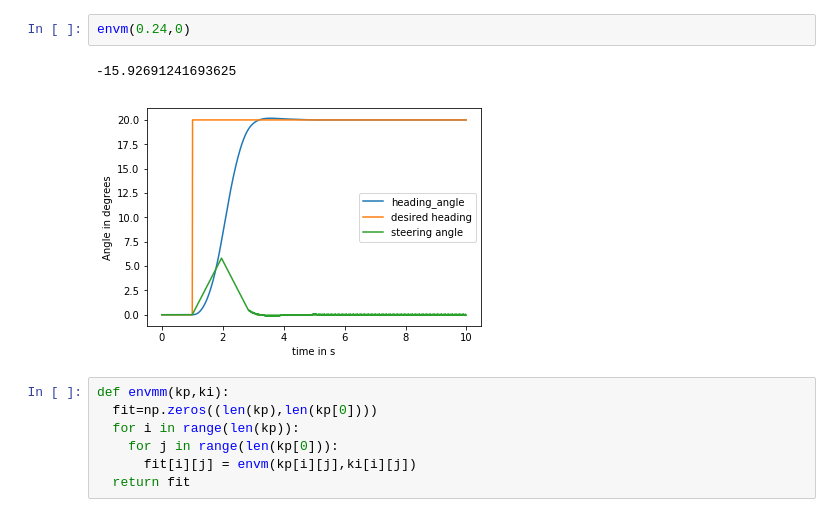
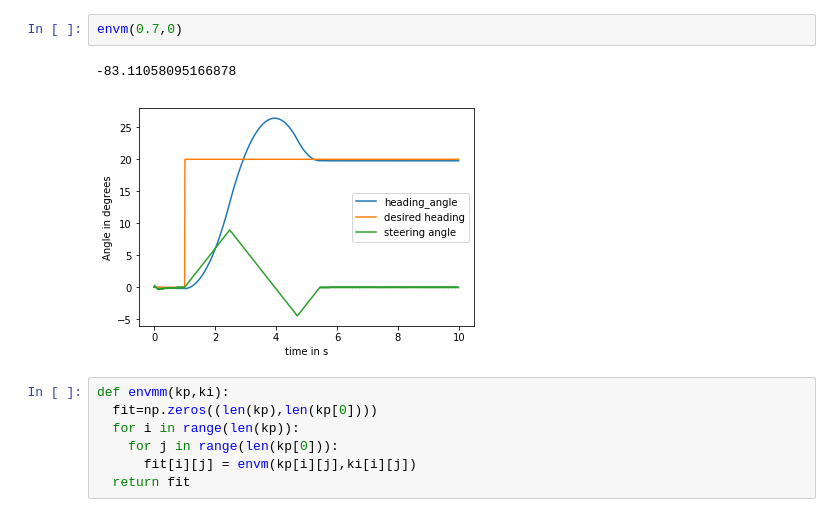
Before and after one commit to murtazav/Model_predictive_control, a Jupyter notebook: visualize.ipynb, the cells around one changed output. Saved outputs shown, nothing was run; the diff lists cells and outputs as text.

```diff
--- a/visualize.ipynb
+++ b/visualize.ipynb
@@ -170,8 +332,8 @@ def envm(kp, ki):
 # %%
-envm(0.24,0)
+envm(0.7,0)
 # %% [output]
--15.92691241693625
+-83.11058095166878
-[figure, old version]
+[figure, new version]
 # %%
 def envmm(kp,ki):
   fit=np.zeros((len(kp),len(kp[0])))
```
Also changed, not shown: parts of 12 cells of this notebook.
